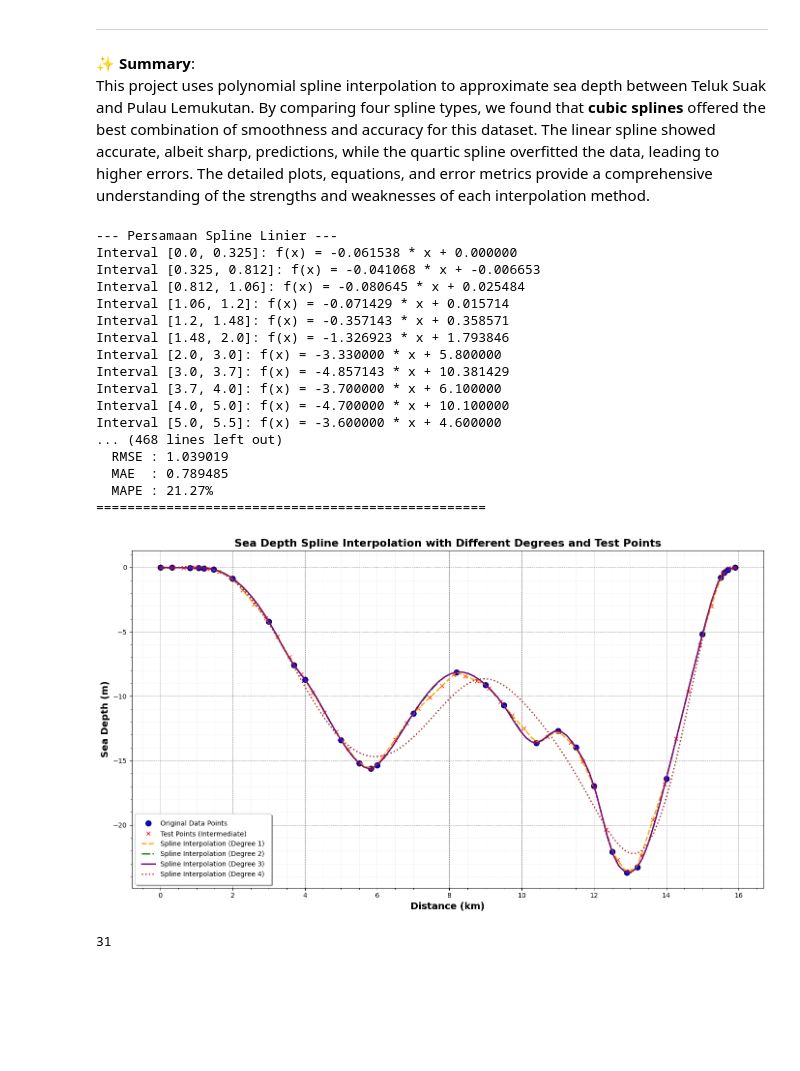
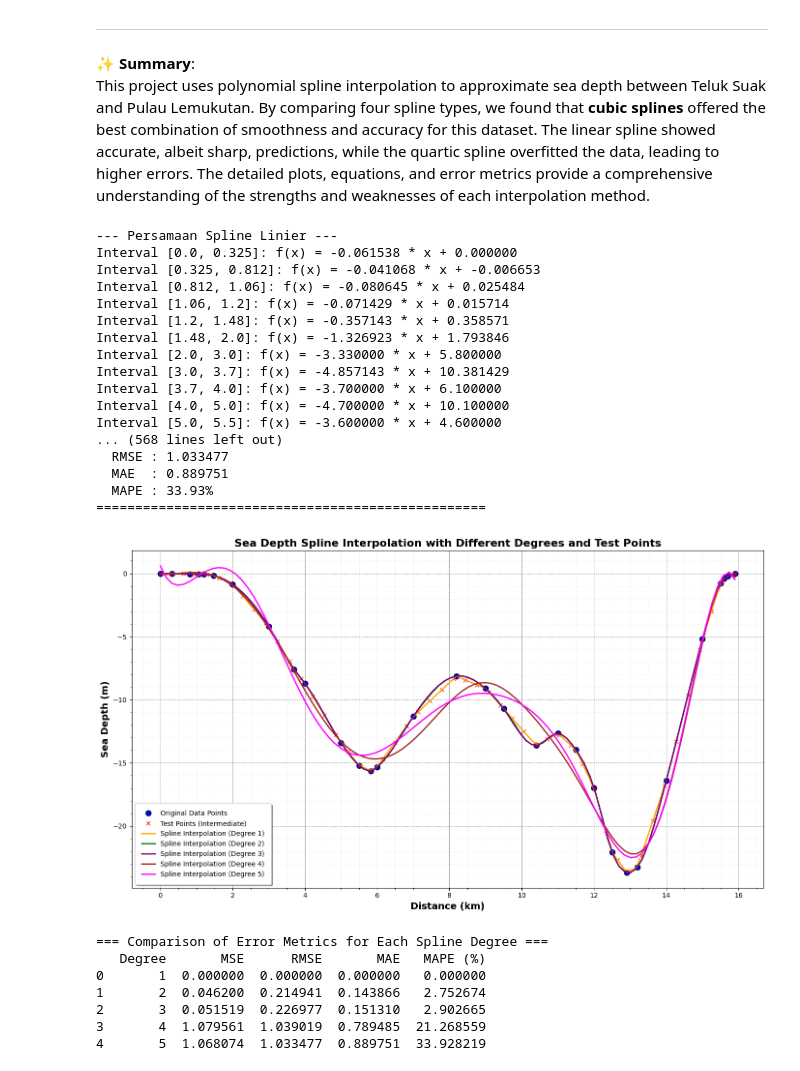
Before and after one commit to arezyhs/Interpolasi-Polynomial-Spline, a Jupyter notebook: Sea_Depth_Approximation_Using_Polynomial_Spline_Interpolation.ipynb, the cells around one changed output. Cells and saved outputs as stored; diff of their text form; code cells hidden in the pictures; blank space fills up the shorter version.

```diff
--- a/Sea_Depth_Approximation_Using_Polynomial_Spline_Interpolation.ipynb
+++ b/Sea_Depth_Approximation_Using_Polynomial_Spline_Interpolation.ipynb
@@ -140,8 +140,8 @@ data_y = np.array([0, -0.02, -0.04, -0.06, -0.07, -0.17, -0.86, -4.19, -7.59, -8
                    -13.4, -15.2, -15.62, -15.33, -11.33, -8.13, -9.11, -10.71, -13.61, -12.67,
                    -13.97, -16.97, -22.07, -23.67, -23.26, -16.4, -5.2, -0.8, -0.4, -0.2, 0])
 
-# Pilih derajat spline (1 hingga 4)
-degrees = [1, 2, 3, 4]
+# Pilih derajat spline (1 hingga 5)
+degrees = [1, 2, 3, 4, 5]
 results_tables = {}
 interpolated_error_metrics = {}
 
@@ -160,7 +160,6 @@ def calculate_error_metrics(y_actual, y_pred, epsilon=1e-5):
 
     # Rata-rata MAPE setelah mengabaikan nilai yang tidak masuk akal
     mape = np.mean(mape_values)
-
     return mse, rmse, mae, mape
 
 # Titik-titik antara (intermediate points) untuk perhitungan MAPE yang lebih representatif
@@ -196,6 +195,12 @@ for degree in degrees:
         spline = UnivariateSpline(data_x, data_y, k=4)
         print("\n--- Persamaan Spline Kuartik ---")
         print("UnivariateSpline tidak menyediakan koefisien interval secara langsung untuk derajat 4.")
+        print("Namun, hasil interpolasi dan galat dihitung dan divisualisasikan.")
+    elif degree == 5:
+        # Spline kuintik (derajat 5)
+        spline = UnivariateSpline(data_x, data_y, k=5)
+        print("\n--- Persamaan Spline Kuintik ---")
+        print("UnivariateSpline tidak menyediakan koefisien interval secara langsung untuk derajat 5.")
         print("Namun, hasil interpolasi dan galat dihitung dan divisualisasikan.")
 
     # Prediksi nilai pada titik data asli untuk menghitung galat
@@ -248,60 +253,88 @@ plt.plot(x_intermediate, y_actual_intermediate, 'x', label="Test Points (Interme
 # Titik interpolasi untuk kurva yang lebih halus
 x_interp = np.linspace(min(data_x), max(data_x), 100)
 # Warna untuk tiap derajat spline
-colors = {1: 'orange', 2: 'green', 3: 'purple', 4: 'brown'}
+colors = {1: 'orange', 2: 'green', 3: 'purple', 4: 'brown', 5: 'magenta'}
 
 # Plot untuk tiap derajat spline
 for degree in degrees:
     if degree == 1:
         spline = interp1d(data_x, data_y, kind='linear', fill_value="extrapolate")
         y_interp = spline(x_interp)
-        linestyle = '--'  # Dotted line for linear
+        linestyle = '-'
     elif degree == 2:
         spline = interp1d(data_x, data_y, kind='quadratic', fill_value="extrapolate")
         y_interp = spline(x_interp)
-        linestyle = '-.'  # Dash-dot line for quadratic
+        linestyle = '-'
     elif degree == 3:
         spline = CubicSpline(data_x, data_y)
         y_interp = spline(x_interp)
-        linestyle = '-'  # Solid line for cubic
+        linestyle = '-'
     elif degree == 4:
         spline = UnivariateSpline(data_x, data_y, k=4)
         y_interp = spline(x_interp)
-        linestyle = ':'  # Dotted line for quartic
+        linestyle = '-'
+    elif degree == 5:
+        spline = UnivariateSpline(data_x, data_y, k=5)
+        y_interp = spline(x_interp)
+        linestyle = '-'
 
     # Plot hasil interpolasi
     plt.plot(x_interp, y_interp, label=f"Spline Interpolation (Degree {degree})", color=colors[degree], linestyle=linestyle, linewidth=2)
 
 # Enhanced grid and labels
 plt.grid(True, which='both', linestyle='--', linewidth=0.6, color='grey')
 plt.minorticks_on()
 plt.grid(which='minor', linestyle=':', linewidth=0.4, color='lightgrey')
 plt.xlabel("Distance (km)", fontsize=14, fontweight='bold')
 plt.ylabel("Sea Depth (m)", fontsize=14, fontweight='bold')
 plt.title("Sea Depth Spline Interpolation with Different Degrees and Test Points", fontsize=16, fontweight='bold')
 plt.legend(loc="best", fontsize=10, frameon=True, shadow=True, fancybox=True, borderpad=1)
 plt.tight_layout()
 plt.show()
 # %% [output]
 --- Persamaan Spline Linier ---
 Interval [0.0, 0.325]: f(x) = -0.061538 * x + 0.000000
 Interval [0.325, 0.812]: f(x) = -0.041068 * x + -0.006653
 Interval [0.812, 1.06]: f(x) = -0.080645 * x + 0.025484
 Interval [1.06, 1.2]: f(x) = -0.071429 * x + 0.015714
 Interval [1.2, 1.48]: f(x) = -0.357143 * x + 0.358571
 Interval [1.48, 2.0]: f(x) = -1.326923 * x + 1.793846
 Interval [2.0, 3.0]: f(x) = -3.330000 * x + 5.800000
 Interval [3.0, 3.7]: f(x) = -4.857143 * x + 10.381429
 Interval [3.7, 4.0]: f(x) = -3.700000 * x + 6.100000
 Interval [4.0, 5.0]: f(x) = -4.700000 * x + 10.100000
 Interval [5.0, 5.5]: f(x) = -3.600000 * x + 4.600000
-... (468 lines left out)
-  RMSE : 1.039019
-  MAE  : 0.789485
-  MAPE : 21.27%
+... (568 lines left out)
+  RMSE : 1.033477
+  MAE  : 0.889751
+  MAPE : 33.93%
 ==================================================
-[figure, old version]
+[figure, new version]
-# %%
-len(data_x)
-# %% [output]
-31
+# %%
+comparison_data = {
+    "Degree": [],
+    "MSE": [],
+    "RMSE": [],
+    "MAE": [],
+    "MAPE (%)": []
+}
+
+for degree, metrics in interpolated_error_metrics.items():
+    mse, rmse, mae, mape = metrics
+    comparison_data["Degree"].append(degree)
+    comparison_data["MSE"].append(mse)
+    comparison_data["RMSE"].append(rmse)
+    comparison_data["MAE"].append(mae)
+    comparison_data["MAPE (%)"].append(mape)
+
+comparison_df = pd.DataFrame(comparison_data)
+print("\n=== Comparison of Error Metrics for Each Spline Degree ===")
+print(comparison_df)
+# %% [output]
+=== Comparison of Error Metrics for Each Spline Degree ===
+   Degree       MSE      RMSE       MAE   MAPE (%)
+0       1  0.000000  0.000000  0.000000   0.000000
+1       2  0.046200  0.214941  0.143866   2.752674
+2       3  0.051519  0.226977  0.151310   2.902665
+3       4  1.079561  1.039019  0.789485  21.268559
+4       5  1.068074  1.033477  0.889751  33.928219
```
